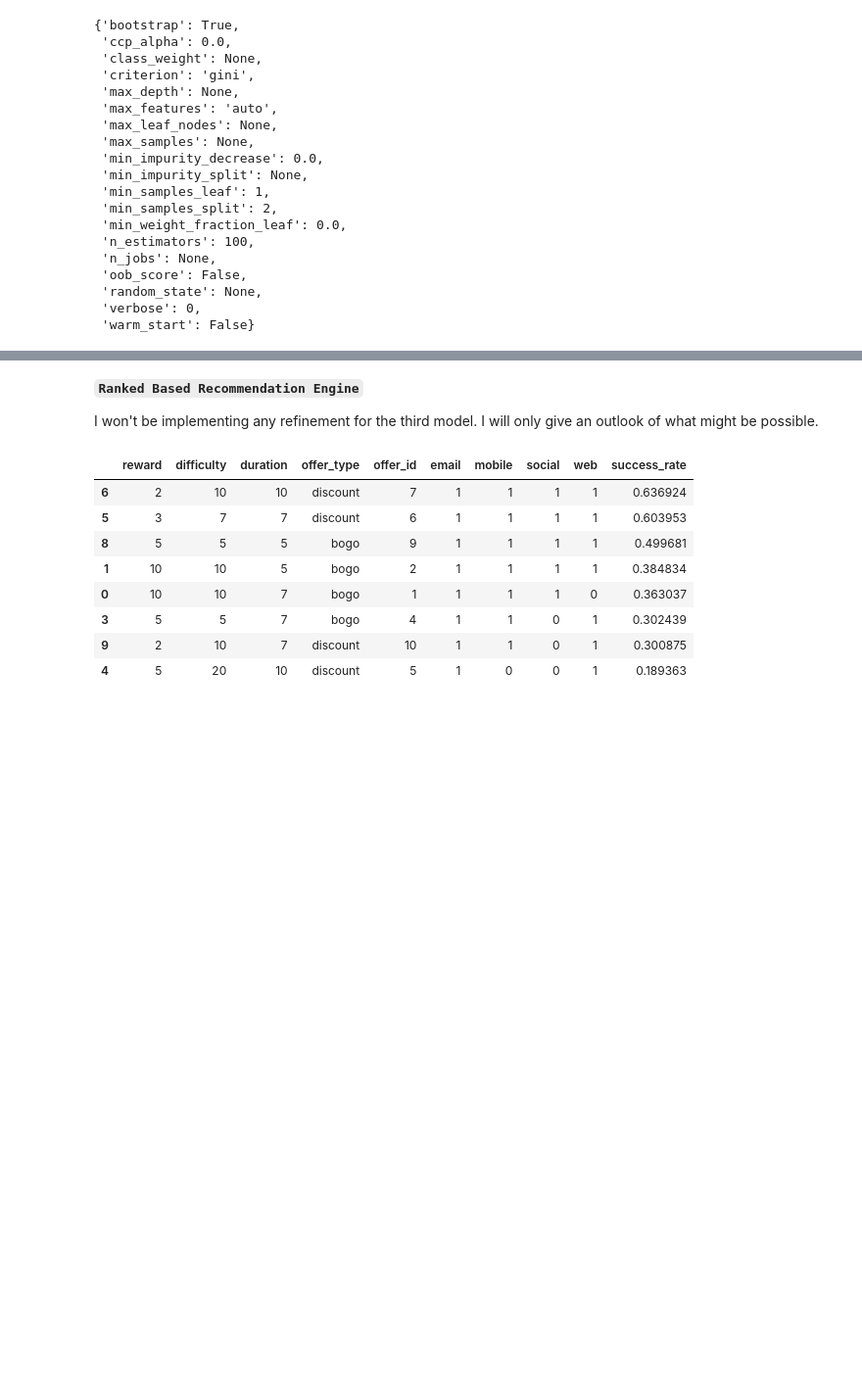
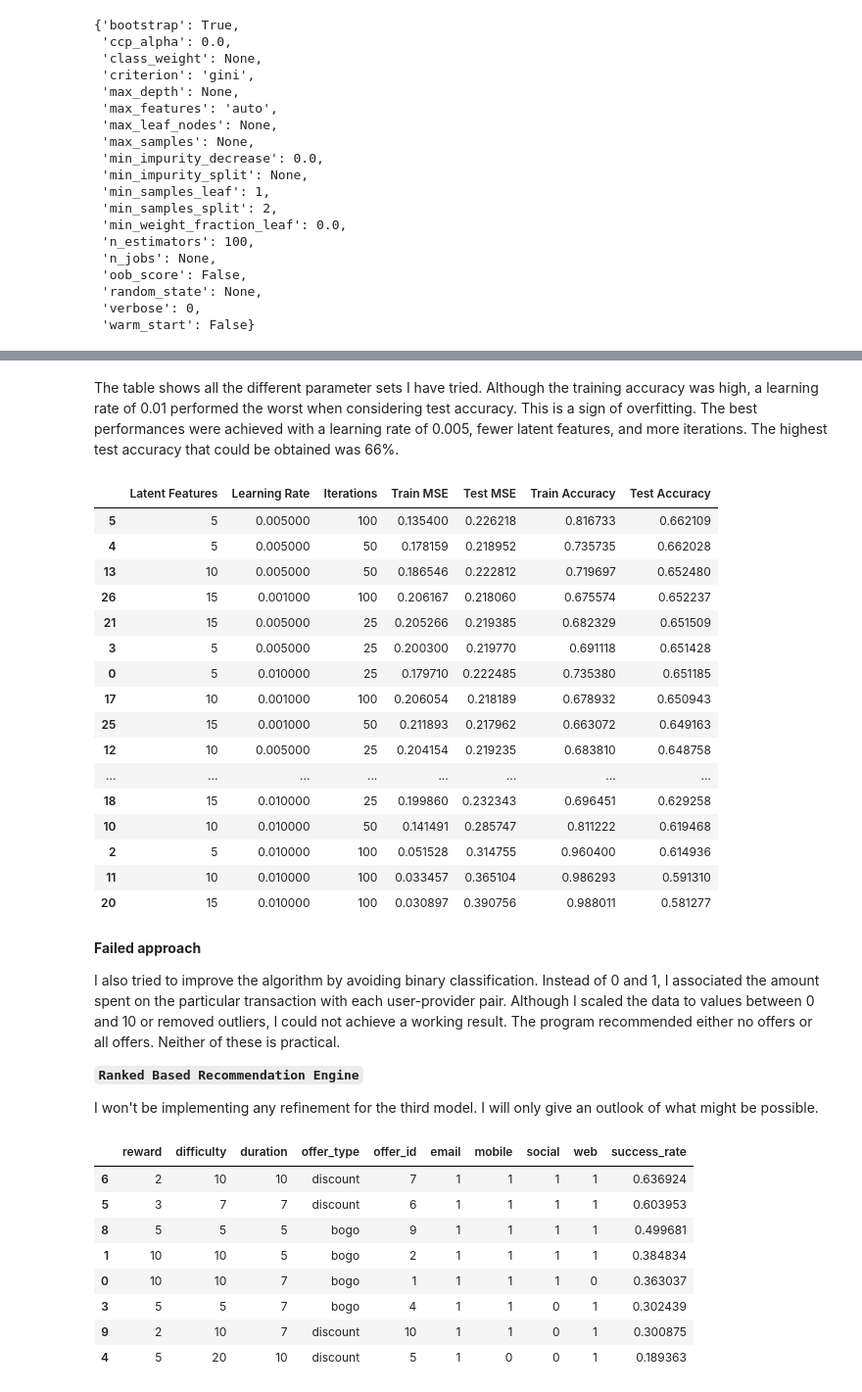
Before and after one commit to sandramuschkorgel/Udacity_DSND_Starbucks, a Jupyter notebook: Starbucks_Capstone_Challenge.ipynb, the cells around one changed output, grey strips where cells are left out. Shown: that part at 98% size. Cells and saved outputs as stored; diff of their text form; code cells hidden in the pictures; blank space fills up the shorter version.

Commit message:
Style: Updated supporting text sections

```diff
--- a/Starbucks_Capstone_Challenge.ipynb
+++ b/Starbucks_Capstone_Challenge.ipynb
@@ -2139,4 +2176,37 @@ metrics.reset_index().drop('index', axis=1).sort_values(by='learning_rate', asce
+# %% [markdown]
+The table shows all the different parameter sets I have tried. Although the training accuracy was high, a learning rate of 0.01 performed the worst when considering test accuracy. This is a sign of overfitting. The best performances were achieved with a learning rate of 0.005, fewer latent features, and more iterations. The highest test accuracy that could be obtained was 66%.
+# %%
+# Blog post illustration (skip)
+metrics_ill = metrics.reset_index().drop('index', axis=1).sort_values(by='test_accuracy', ascending=False)
+
+new_cols = {'latent_features':'Latent Features', 'learning_rate':'Learning Rate', 'iterations':'Iterations',
+            'train_mse':'Train MSE', 'test_mse':'Test MSE',
+            'train_accuracy':'Train Accuracy', 'test_accuracy':'Test Accuracy'}
+
+metrics_ill.rename(columns=new_cols).style.set_properties(**{'text-align': 'left'}).set_table_styles([dict(selector = 'th', props=[('text-align', 'left')])])
+# %% [output]
+|  | Latent Features | Learning Rate | Iterations | Train MSE | Test MSE | Train Accuracy | Test Accuracy |
+| 5 | 5 | 0.005000 | 100 | 0.135400 | 0.226218 | 0.816733 | 0.662109 |
+| 4 | 5 | 0.005000 | 50 | 0.178159 | 0.218952 | 0.735735 | 0.662028 |
+| 13 | 10 | 0.005000 | 50 | 0.186546 | 0.222812 | 0.719697 | 0.652480 |
+| 26 | 15 | 0.001000 | 100 | 0.206167 | 0.218060 | 0.675574 | 0.652237 |
+| 21 | 15 | 0.005000 | 25 | 0.205266 | 0.219385 | 0.682329 | 0.651509 |
+| 3 | 5 | 0.005000 | 25 | 0.200300 | 0.219770 | 0.691118 | 0.651428 |
+| 0 | 5 | 0.010000 | 25 | 0.179710 | 0.222485 | 0.735380 | 0.651185 |
+| 17 | 10 | 0.001000 | 100 | 0.206054 | 0.218189 | 0.678932 | 0.650943 |
+| 25 | 15 | 0.001000 | 50 | 0.211893 | 0.217962 | 0.663072 | 0.649163 |
+| 12 | 10 | 0.005000 | 25 | 0.204154 | 0.219235 | 0.683810 | 0.648758 |
+| ... | ... | ... | ... | ... | ... | ... | ... |
+| 18 | 15 | 0.010000 | 25 | 0.199860 | 0.232343 | 0.696451 | 0.629258 |
+| 10 | 10 | 0.010000 | 50 | 0.141491 | 0.285747 | 0.811222 | 0.619468 |
+| 2 | 5 | 0.010000 | 100 | 0.051528 | 0.314755 | 0.960400 | 0.614936 |
+| 11 | 10 | 0.010000 | 100 | 0.033457 | 0.365104 | 0.986293 | 0.591310 |
+| 20 | 15 | 0.010000 | 100 | 0.030897 | 0.390756 | 0.988011 | 0.581277 |
 # %% [markdown]
+**Failed approach**
+
+I also tried to improve the algorithm by avoiding binary classification. Instead of 0 and 1, I associated the amount spent on the particular transaction with each user-provider pair. Although I scaled the data to values between 0 and 10 or removed outliers, I could not achieve a working result. The program recommended either no offers or all offers. Neither of these is practical.
+
 **``Ranked Based Recommendation Engine``**
 
 I won't be implementing any refinement for the third model. I will only give an outlook of what might be possible.
```
Also changed, not shown: parts of 60 cells of this notebook.
